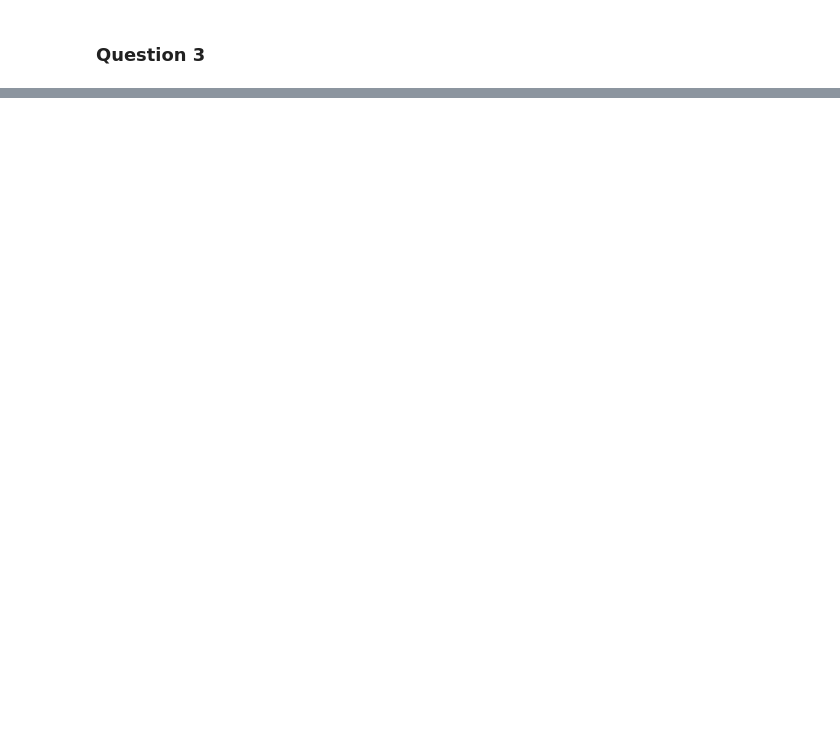
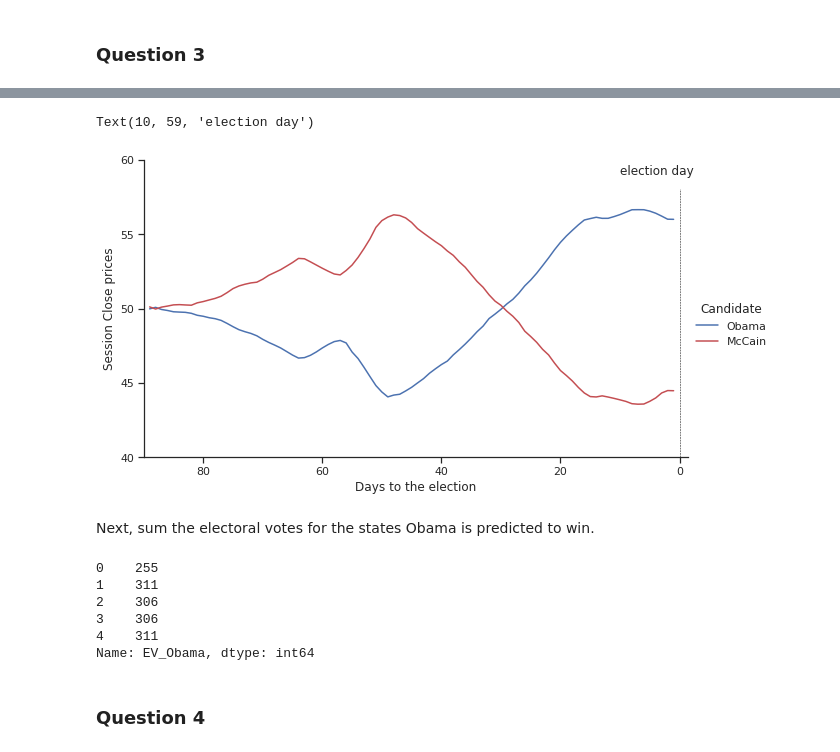
Before and after one commit to sdnrkyncu/QSS-exercises-python, a Jupyter notebook: Prediction/exc_1.ipynb, the cells around one changed output, grey strips where cells are left out. Drawn from its saved outputs; the diff is of its cells as text; code cells hidden in the pictures; blank space fills up the shorter version.

```diff
--- a/Prediction/exc_1.ipynb
+++ b/Prediction/exc_1.ipynb
@@ -215,0 +320,14 @@ Text(2008-10-23 00:00:00, 2650, 'actual election result')
+# %%
+for i in range(len(Obama_price)):
+    # take all closing prices within the past 7 days
+    week_data = (filtered_df3[(filtered_df3['days_to_election'] <= (90 - (i + 1) + 7))
+                             & (filtered_df3['days_to_election'] >(90 - (i + 1)))])
+
+    # compute the mean of the polls for Obama and McCain
+    Obama_price[i] = week_data['PriceD'].mean()
+    McCain_price[i] = week_data['PriceR'].mean()
+
+    # put together a data frame for plotting
+    price08_weekly_avg = pd.DataFrame({'Obama': Obama_price,
+                                      'McCain': McCain_price,
+                                      'days_to_election': np.arange(90, 0, -1)})
@@ -215,0 +343,7 @@ Text(2008-10-23 00:00:00, 2650, 'actual election result')
+# %%
+# reshape the data for plotting purposes
+price08_weekly_avg_reshaped =  price08_weekly_avg.melt(id_vars='days_to_election',
+                                                      var_name='Candidate',
+                                                      value_name='price_avg')
+
+price08_weekly_avg_reshaped
@@ -216,2 +364,36 @@ Text(2008-10-23 00:00:00, 2650, 'actual election result')
+# %%
+sns.set_theme(style="ticks")
+
+# plot going from 90 days to 1 day before the election
+sns.relplot(
+    data=price08_weekly_avg_reshaped, x='days_to_election', y='price_avg',
+    hue='Candidate', kind='line', height=5, aspect=1.7,
+    palette=['b', 'r']
+).set(ylim=(40, 60), yticks=range(40, 61, 5),
+      xlim=(90, -1.5), # small buffer in right limit for aesthetics
+      xlabel='Days to the election',
+      ylabel='Session Close prices')
+
+# line indicating election day
+plt.plot([0, 0], [0, 58],color='black', linestyle='--', linewidth=0.5 )
+plt.text(x=10, y=59, s='election day')
+# %% [output]
+Text(10, 59, 'election day')
+[figure, added]
+# %% [markdown]
+Next, sum the electoral votes for the states Obama is predicted to win.
+# %%
+# We had already computed the sum of Obama's electoral votes in each day for the question 2,
+# for 90-days period.
+filtered_df2['EV_Obama'].head()
+# %% [output]
+0    255
+1    311
+2    306
+3    306
+4    311
+Name: EV_Obama, dtype: int64
+# %% [markdown]
+### Question 4
 # %%
 # Coming soon!
```
Also changed, not shown: parts of 25 cells of this notebook.
